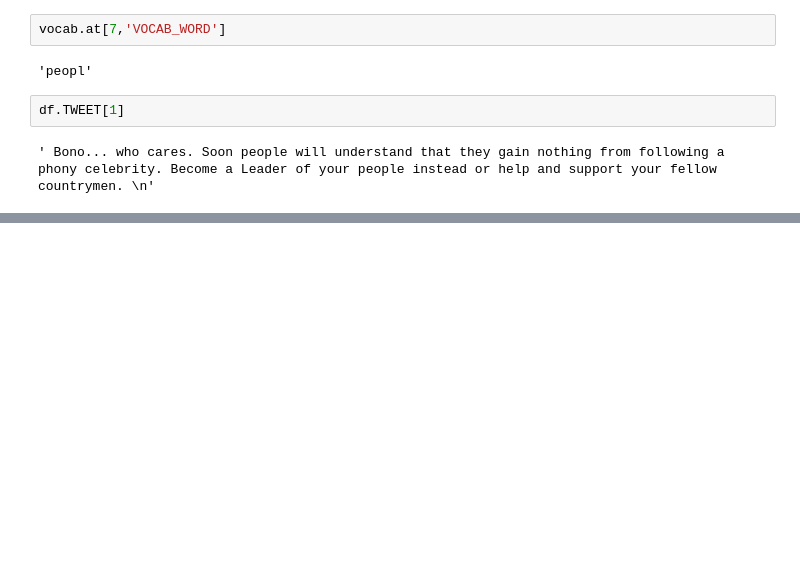
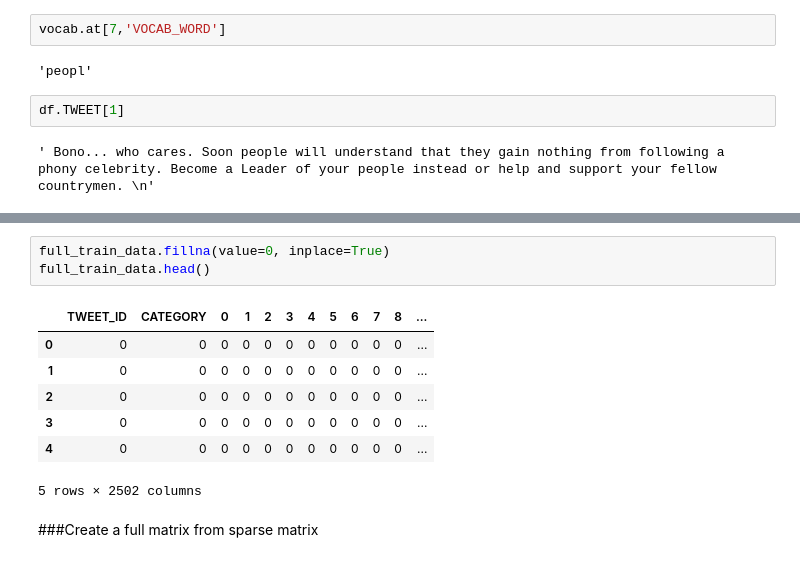
Before and after one commit to prawizard/CE888_Repo, a Jupyter notebook: Project/TweetEval_Project2.ipynb, the cells around one changed output, grey strips where cells are left out. Saved outputs shown, nothing was run; the diff lists cells and outputs as text; blank space fills up the shorter version.

```diff
--- a/Project/TweetEval_Project2.ipynb
+++ b/Project/TweetEval_Project2.ipynb
@@ -401,0 +458,13 @@ train_grouped.shape
+# %%
+full_train_data.fillna(value=0, inplace=True)
+full_train_data.head()
+# %% [output]
+|  | TWEET_ID | CATEGORY | 0 | 1 | 2 | 3 | 4 | 5 | 6 | 7 | 8 | ... |
+| 0 | 0 | 0 | 0 | 0 | 0 | 0 | 0 | 0 | 0 | 0 | 0 | ... |
+| 1 | 0 | 0 | 0 | 0 | 0 | 0 | 0 | 0 | 0 | 0 | 0 | ... |
+| 2 | 0 | 0 | 0 | 0 | 0 | 0 | 0 | 0 | 0 | 0 | 0 | ... |
+| 3 | 0 | 0 | 0 | 0 | 0 | 0 | 0 | 0 | 0 | 0 | 0 | ... |
+| 4 | 0 | 0 | 0 | 0 | 0 | 0 | 0 | 0 | 0 | 0 | 0 | ... |
+5 rows × 2502 columns
+# %% [markdown]
+###Create a full matrix from sparse matrix
```
Also changed, not shown: parts of 23 cells of this notebook.
